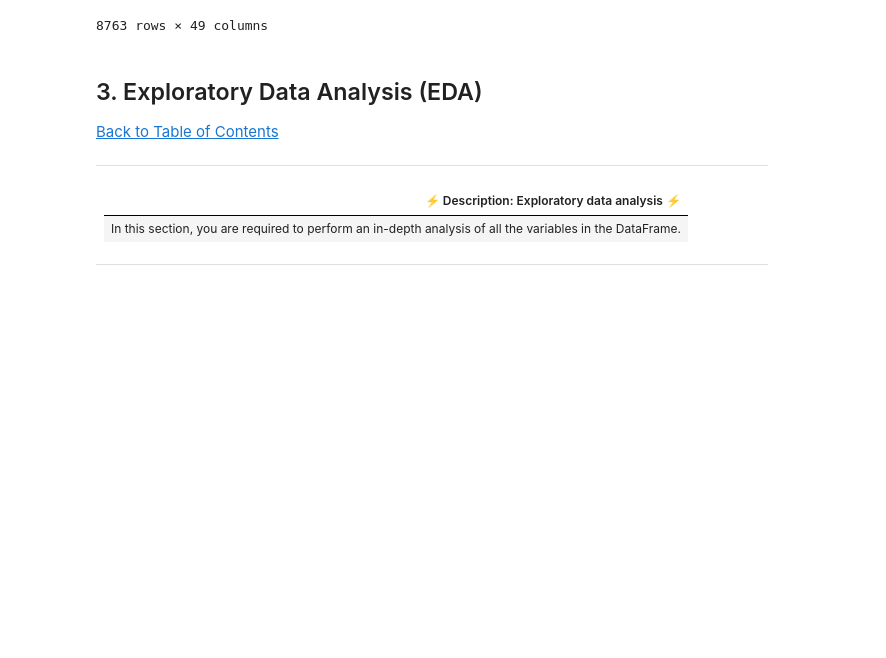
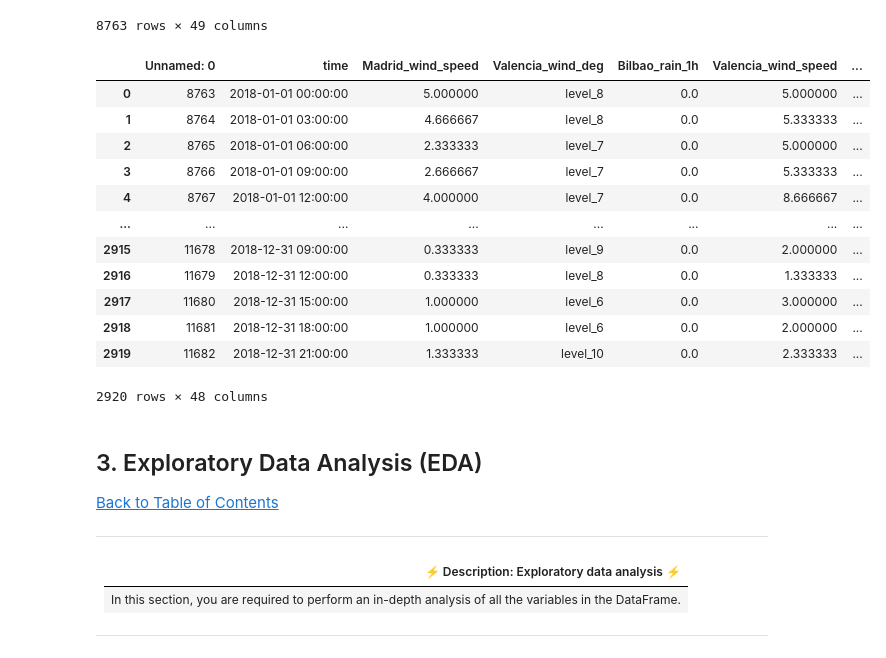
Before and after one commit to Reegs001220/Regression-sprint-2307FTDS-Team-DN1, a Jupyter notebook: Advanced-Regression-Starter-Data/starter-notebook.ipynb, the cells around one changed output. Saved outputs shown, nothing was run; the diff lists cells and outputs as text; code cells hidden in the pictures; blank space fills up the shorter version.

Commit message:
Added changes for both train and test

```diff
--- a/Advanced-Regression-Starter-Data/starter-notebook.ipynb
+++ b/Advanced-Regression-Starter-Data/starter-notebook.ipynb
@@ -103,6 +103,23 @@ df
 | 8761 | 8761 | 2017-12-31 18:00:00 | 7.333333 | level_8 | 0.2 | 7.333333 | ... |
 | 8762 | 8762 | 2017-12-31 21:00:00 | 4.333333 | level_9 | 0.0 | 7.000000 | ... |
 8763 rows × 49 columns
+# %%
+df_test = pd.read_csv('./df_test.csv')
+df_test
+# %% [output]
+|  | Unnamed: 0 | time | Madrid_wind_speed | Valencia_wind_deg | Bilbao_rain_1h | Valencia_wind_speed | ... |
+| 0 | 8763 | 2018-01-01 00:00:00 | 5.000000 | level_8 | 0.0 | 5.000000 | ... |
+| 1 | 8764 | 2018-01-01 03:00:00 | 4.666667 | level_8 | 0.0 | 5.333333 | ... |
+| 2 | 8765 | 2018-01-01 06:00:00 | 2.333333 | level_7 | 0.0 | 5.000000 | ... |
+| 3 | 8766 | 2018-01-01 09:00:00 | 2.666667 | level_7 | 0.0 | 5.333333 | ... |
+| 4 | 8767 | 2018-01-01 12:00:00 | 4.000000 | level_7 | 0.0 | 8.666667 | ... |
+| ... | ... | ... | ... | ... | ... | ... | ... |
+| 2915 | 11678 | 2018-12-31 09:00:00 | 0.333333 | level_9 | 0.0 | 2.000000 | ... |
+| 2916 | 11679 | 2018-12-31 12:00:00 | 0.333333 | level_8 | 0.0 | 1.333333 | ... |
+| 2917 | 11680 | 2018-12-31 15:00:00 | 1.000000 | level_6 | 0.0 | 3.000000 | ... |
+| 2918 | 11681 | 2018-12-31 18:00:00 | 1.000000 | level_6 | 0.0 | 2.000000 | ... |
+| 2919 | 11682 | 2018-12-31 21:00:00 | 1.333333 | level_10 | 0.0 | 2.333333 | ... |
+2920 rows × 48 columns
 # %% [markdown]
 <a id="three"></a>
 ## 3. Exploratory Data Analysis (EDA)
```
Also changed, not shown: parts of 11 cells of this notebook.
